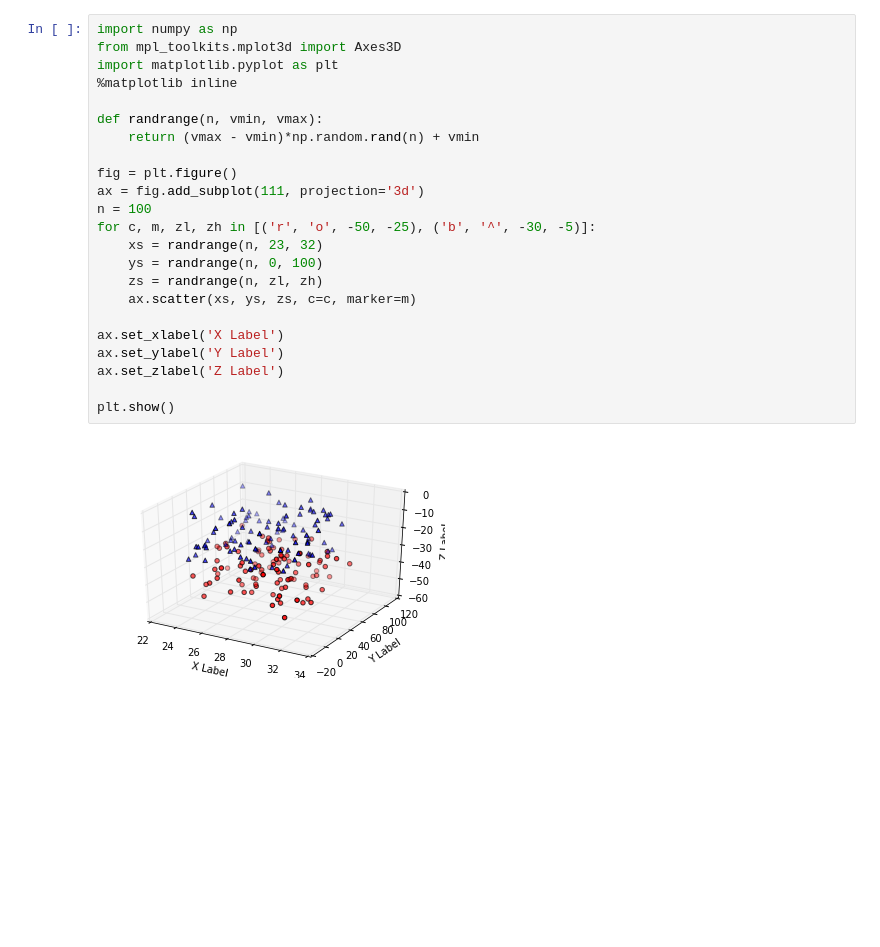
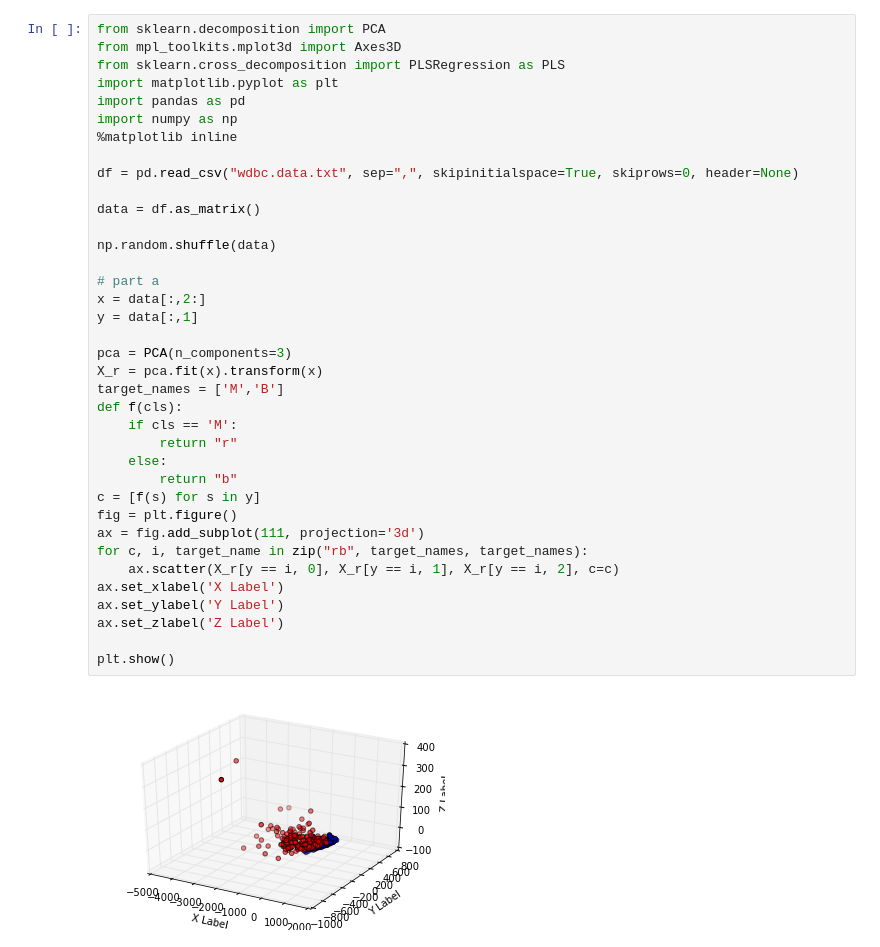
Before and after one commit to js345/applied-machine-learning, a Jupyter notebook: hw4/p3.ipynb, the cells around one changed output. Saved outputs shown, nothing was run; the diff lists cells and outputs as text; blank space fills up the shorter version.

```diff
--- a/hw4/p3.ipynb
+++ b/hw4/p3.ipynb
@@ -1,25 +1,39 @@
-# %%
-import numpy as np
-from mpl_toolkits.mplot3d import Axes3D
-import matplotlib.pyplot as plt
-%matplotlib inline
-
-def randrange(n, vmin, vmax):
-    return (vmax - vmin)*np.random.rand(n) + vmin
-
-fig = plt.figure()
-ax = fig.add_subplot(111, projection='3d')
-n = 100
-for c, m, zl, zh in [('r', 'o', -50, -25), ('b', '^', -30, -5)]:
-    xs = randrange(n, 23, 32)
-    ys = randrange(n, 0, 100)
-    zs = randrange(n, zl, zh)
-    ax.scatter(xs, ys, zs, c=c, marker=m)
-
-ax.set_xlabel('X Label')
-ax.set_ylabel('Y Label')
-ax.set_zlabel('Z Label')
-
-plt.show()
-# %% [output]
-[figure, removed]
+# %%
+from sklearn.decomposition import PCA
+from mpl_toolkits.mplot3d import Axes3D
+from sklearn.cross_decomposition import PLSRegression as PLS
+import matplotlib.pyplot as plt
+import pandas as pd
+import numpy as np
+%matplotlib inline
+
+df = pd.read_csv("wdbc.data.txt", sep=",", skipinitialspace=True, skiprows=0, header=None)
+
+data = df.as_matrix()
+
+np.random.shuffle(data)
+
+# part a
+x = data[:,2:]
+y = data[:,1]
+
+pca = PCA(n_components=3)
+X_r = pca.fit(x).transform(x)
+target_names = ['M','B']
+def f(cls):
+    if cls == 'M':
+        return "r"
+    else:
+        return "b"
+c = [f(s) for s in y]
+fig = plt.figure()
+ax = fig.add_subplot(111, projection='3d')
+for c, i, target_name in zip("rb", target_names, target_names):
+    ax.scatter(X_r[y == i, 0], X_r[y == i, 1], X_r[y == i, 2], c=c)
+ax.set_xlabel('X Label')
+ax.set_ylabel('Y Label')
+ax.set_zlabel('Z Label')
+
+plt.show()
+# %% [output]
+[figure, added]
```
Also changed, not shown: parts of 1 cell of this notebook, 5 other files.
